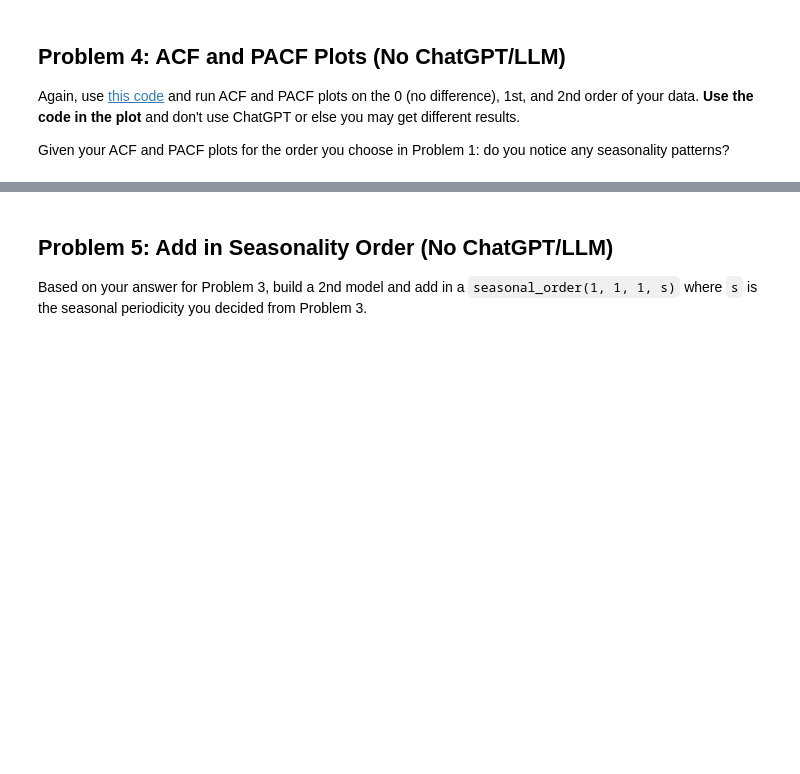
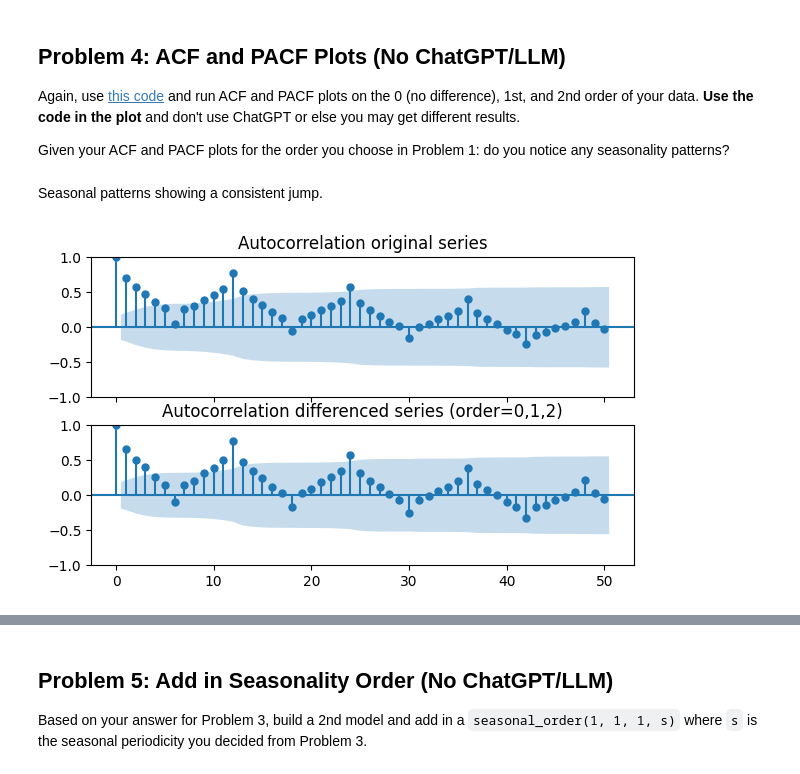
Before and after one commit to oekwonu/dsba6211-summer2024-labs, a Jupyter notebook: notebooks/dsba6211_summer2024_lab7.ipynb, the cells around one changed output, grey strips where cells are left out. Drawn from its saved outputs; the diff is of its cells as text; code cells hidden in the pictures; blank space fills up the shorter version.

```diff
--- a/notebooks/dsba6211_summer2024_lab7.ipynb
+++ b/notebooks/dsba6211_summer2024_lab7.ipynb
@@ -125,0 +145,10 @@ Given your ACF and PACF plots for the order you choose in Problem 1: do you noti
+# %% [markdown]
+Seasonal patterns showing a consistent jump.
+# %%
+fig, axs = plt.subplots(nrows=2, ncols=1, figsize=(7, 4), sharex=True)
+plot_acf(df, ax=axs[0], lags=50, alpha=0.05)
+axs[0].set_title('Autocorrelation original series')
+plot_acf(data_train, ax=axs[1], lags=50, alpha=0.05)
+axs[1].set_title('Autocorrelation differenced series (order=0,1,2)');
+# %% [output]
+[figure, added]
```
Also changed, not shown: parts of 15 cells of this notebook.
